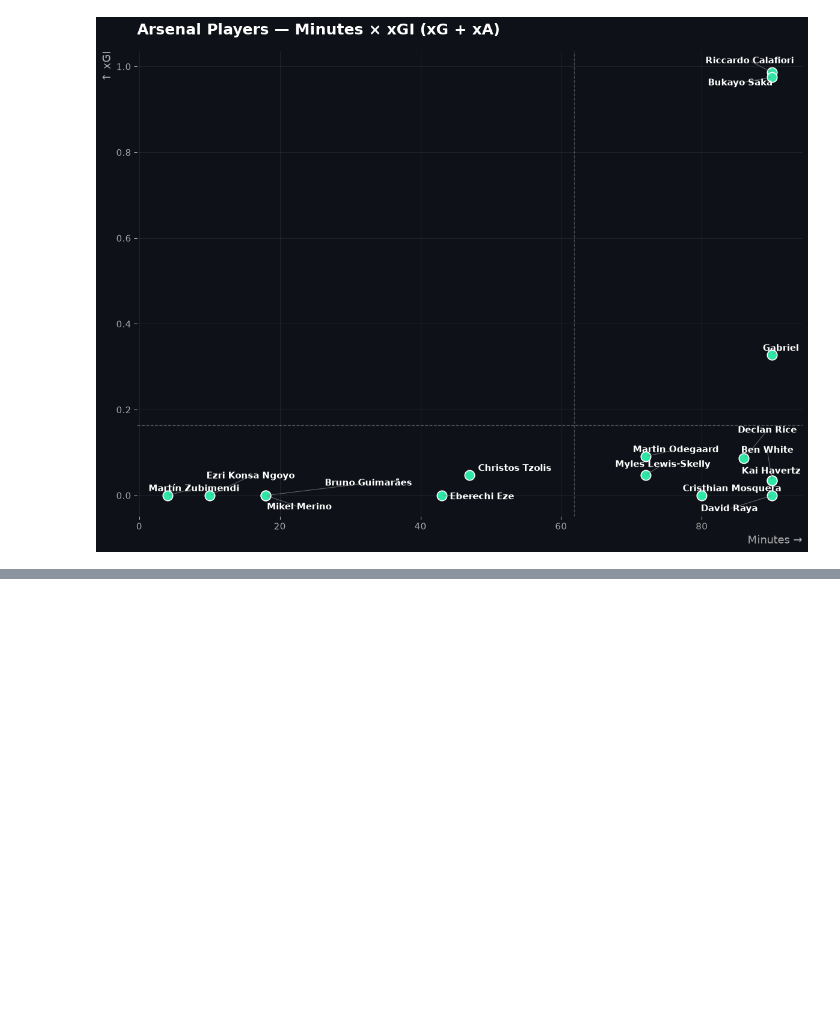
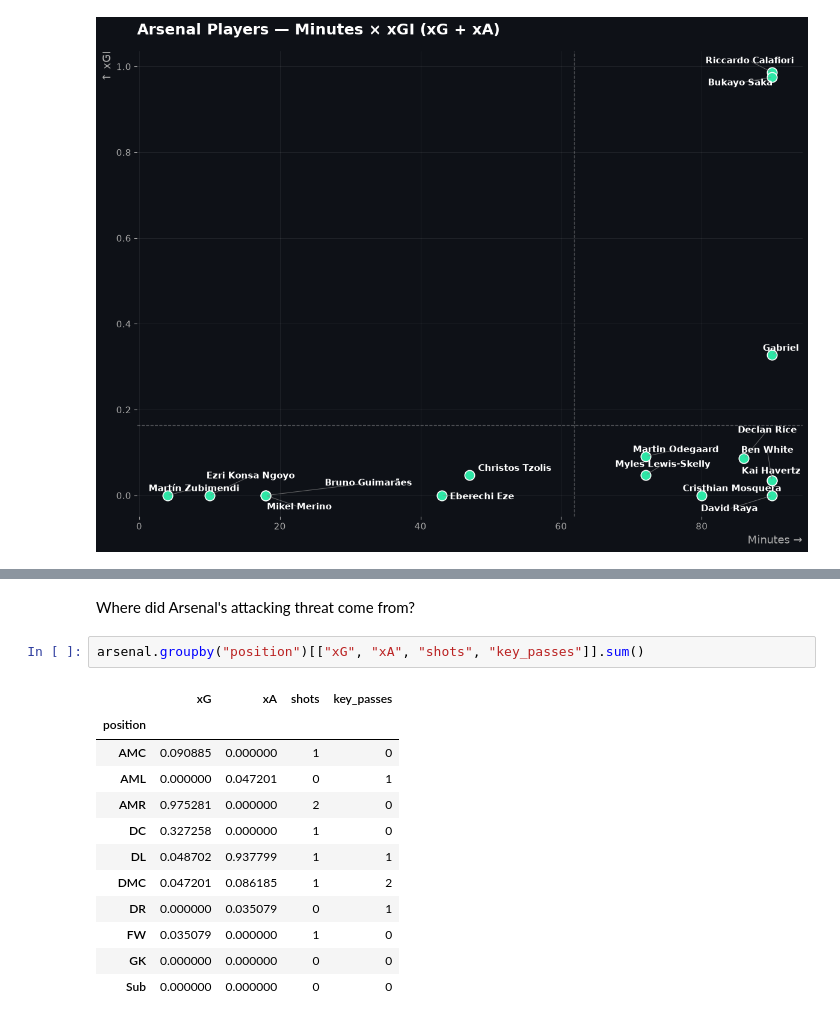
Before and after one commit to SalmaAllam8/football-data-visualization, a Jupyter notebook: Arsenal_undestats.ipynb, the cells around one changed output, grey strips where cells are left out. Cells and saved outputs as stored; diff of their text form; blank space fills up the shorter version.

Commit message:
attacks

```diff
--- a/Arsenal_undestats.ipynb
+++ b/Arsenal_undestats.ipynb
@@ -1250,0 +1308,17 @@ plt.show()
+# %% [markdown]
+Where did Arsenal's attacking threat come from?
+# %%
+arsenal.groupby("position")[["xG", "xA", "shots", "key_passes"]].sum()
+# %% [output]
+|  | xG | xA | shots | key_passes |
+| position |  |  |  |  |
+| AMC | 0.090885 | 0.000000 | 1 | 0 |
+| AML | 0.000000 | 0.047201 | 0 | 1 |
+| AMR | 0.975281 | 0.000000 | 2 | 0 |
+| DC | 0.327258 | 0.000000 | 1 | 0 |
+| DL | 0.048702 | 0.937799 | 1 | 1 |
+| DMC | 0.047201 | 0.086185 | 1 | 2 |
+| DR | 0.000000 | 0.035079 | 0 | 1 |
+| FW | 0.035079 | 0.000000 | 1 | 0 |
+| GK | 0.000000 | 0.000000 | 0 | 0 |
+| Sub | 0.000000 | 0.000000 | 0 | 0 |
```
Also changed, not shown: parts of 5 cells of this notebook.
